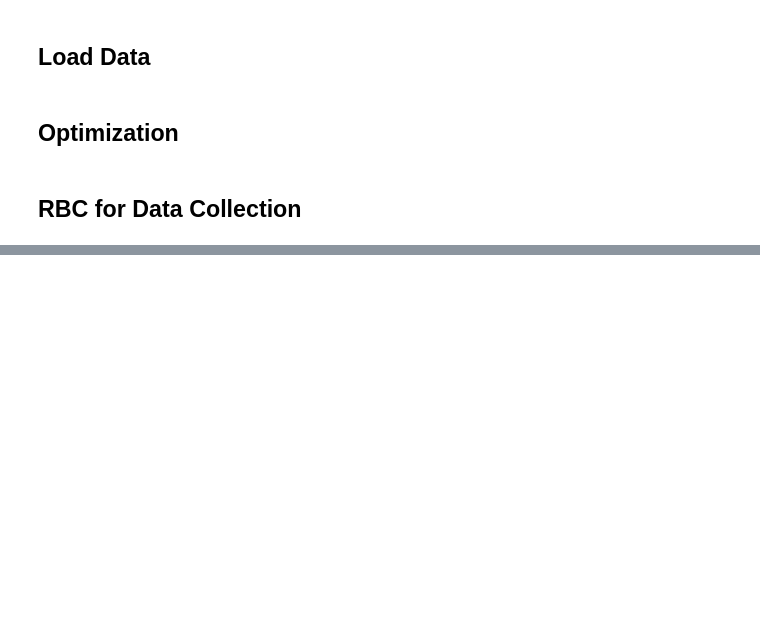
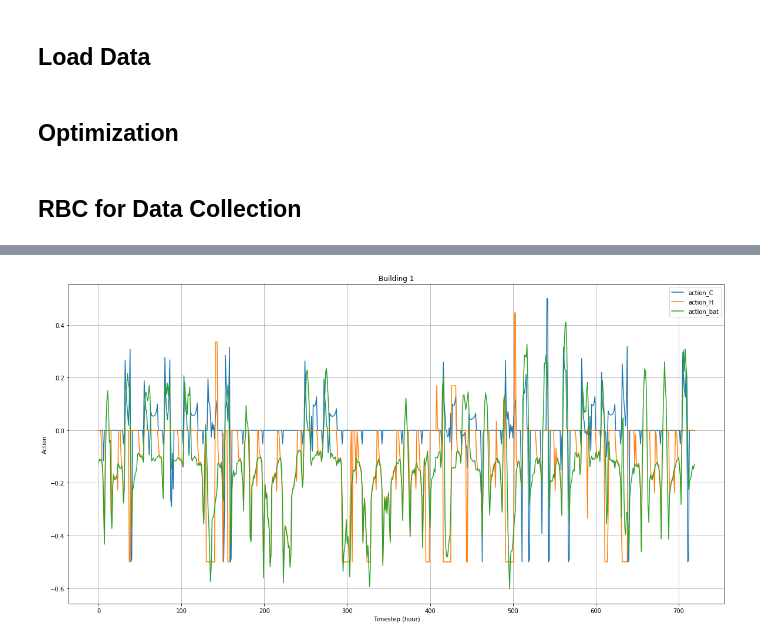
Before and after one commit to QasimWani/ZOiRL, a Jupyter notebook: implicit_agent.ipynb, the cells around one changed output, grey strips where cells are left out. Cells and saved outputs as stored; diff of their text form; code cells hidden in the pictures; blank space fills up the shorter version.

```diff
--- a/implicit_agent.ipynb
+++ b/implicit_agent.ipynb
@@ -507,18 +623,29 @@ plt.show()
 # %%
-# plt.figure(figsize=(20,10))
-# list_actions = ['action_C', 'action_H', 'action_bat']
+plt.figure(figsize=(20,10))
 
-# plt.plot([0]*len(bd_actions), label="0 action")
+####
+bid = 0
+####
 
-# for i, actions in enumerate(np.array(bd_actions).T):
-#     plt.plot(actions, label=list_actions[i])
-# plt.legend()
-# plt.grid()
-# # plt.ylim([-1, 1])
-# plt.title("Building 1")
-# plt.xlabel("Timestep (hour)")
-# plt.ylabel("Action")
-# plt.show()
+x = np.array([*np.array(bd_actions).T[bid]]).T
+
+list_actions = ['action_C', 'action_H', 'action_bat']
+
+if len(x) == 2:
+    list_actions = ['action_C', 'action_bat']
+
+
+for i, actions in enumerate(x):
+    plt.plot(actions, label=list_actions[i])
+plt.legend()
+plt.grid()
+# plt.ylim([-1, 1])
+plt.title(f"Building {bid + 1}")
+plt.xlabel("Timestep (hour)")
+plt.ylabel("Action")
+plt.show()
+# %% [output]
+[figure, added]
 # %%
 #optimization debug -> !!! PROBLEM !!!
 debug = get_actions(data_est, (t_idx - rbc_threshold) % 24, debug=False, apply_seed=False)
```
Also changed, not shown: parts of 18 cells of this notebook.
